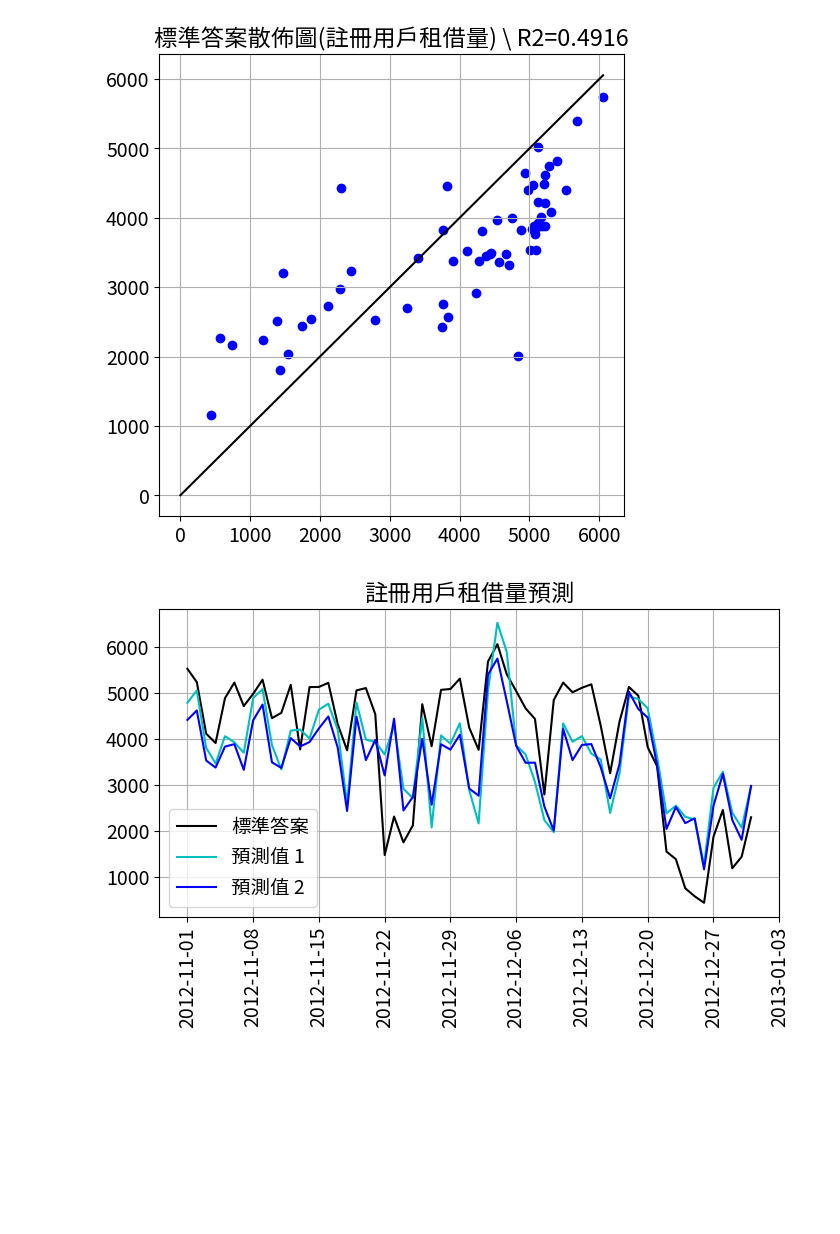
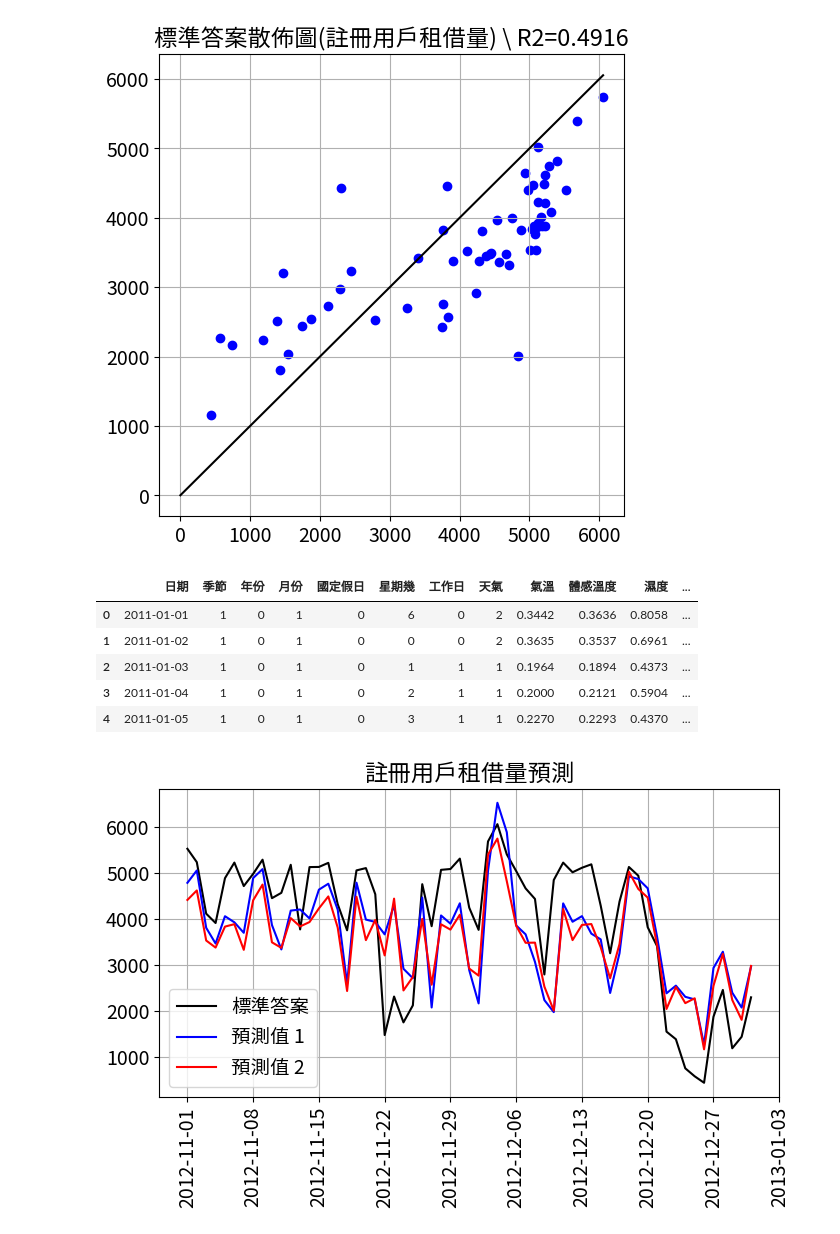
Before and after one commit to GaudiKao/learn-python-by-doing, a Jupyter notebook: Data_Structures&Alogrithms/銷量來客數預測_回歸.ipynb, the cells around one changed output. Saved outputs shown, nothing was run; the diff lists cells and outputs as text; code cells hidden in the pictures; blank space fills up the shorter version.

```diff
--- a/Data_Structures&Alogrithms/銷量來客數預測_回歸.ipynb
+++ b/Data_Structures&Alogrithms/銷量來客數預測_回歸.ipynb
@@ -302,29 +302,36 @@ score: 0.4916  r2_score: 0.4916
 # %%
 # 繪製時間序列圖（調整後 註冊用戶租借量）
 import matplotlib.dates as mdates
 fig, ax = plt.subplots(figsize=(8, 4))
 
 # 繪製圖形
 ax.plot(dates_test, y_test, label='標準答案', c='k')
-ax.plot(dates_test, y_pred, label='預測值 1', c='c')
-ax.plot(dates_test, y2_pred, label='預測值 2', c='b')
+ax.plot(dates_test, y_pred, label='預測值 1', c='b')
+ax.plot(dates_test, y2_pred, label='預測值 2', c='r')
 
 # 日期刻度間隔
 weeks = mdates.WeekdayLocator(byweekday=mdates.TH)
 ax.xaxis.set_major_locator(weeks)
 
 # 日期格式
 ax.tick_params(axis='x', rotation=90)
 
 # 顯示網格等
 ax.grid()
 ax.legend()
 ax.set_title('註冊用戶租借量預測')
 
 # 輸出畫面
+display(df.head())
 plt.show()
 # %% [output]
+|  | 日期 | 季節 | 年份 | 月份 | 國定假日 | 星期幾 | 工作日 | 天氣 | 氣溫 | 體感溫度 | 濕度 | ... |
+| 0 | 2011-01-01 | 1 | 0 | 1 | 0 | 6 | 0 | 2 | 0.3442 | 0.3636 | 0.8058 | ... |
+| 1 | 2011-01-02 | 1 | 0 | 1 | 0 | 0 | 0 | 2 | 0.3635 | 0.3537 | 0.6961 | ... |
+| 2 | 2011-01-03 | 1 | 0 | 1 | 0 | 1 | 1 | 1 | 0.1964 | 0.1894 | 0.4373 | ... |
+| 3 | 2011-01-04 | 1 | 0 | 1 | 0 | 2 | 1 | 1 | 0.2000 | 0.2121 | 0.5904 | ... |
+| 4 | 2011-01-05 | 1 | 0 | 1 | 0 | 3 | 1 | 1 | 0.2270 | 0.2293 | 0.4370 | ... |
-[figure, old version]
+[figure, new version]
 # %%
 # 對註冊用戶租借量進行重要性分析
 import xgboost as xgb
```
Also changed, not shown: parts of 2 cells of this notebook, 3 other files.
